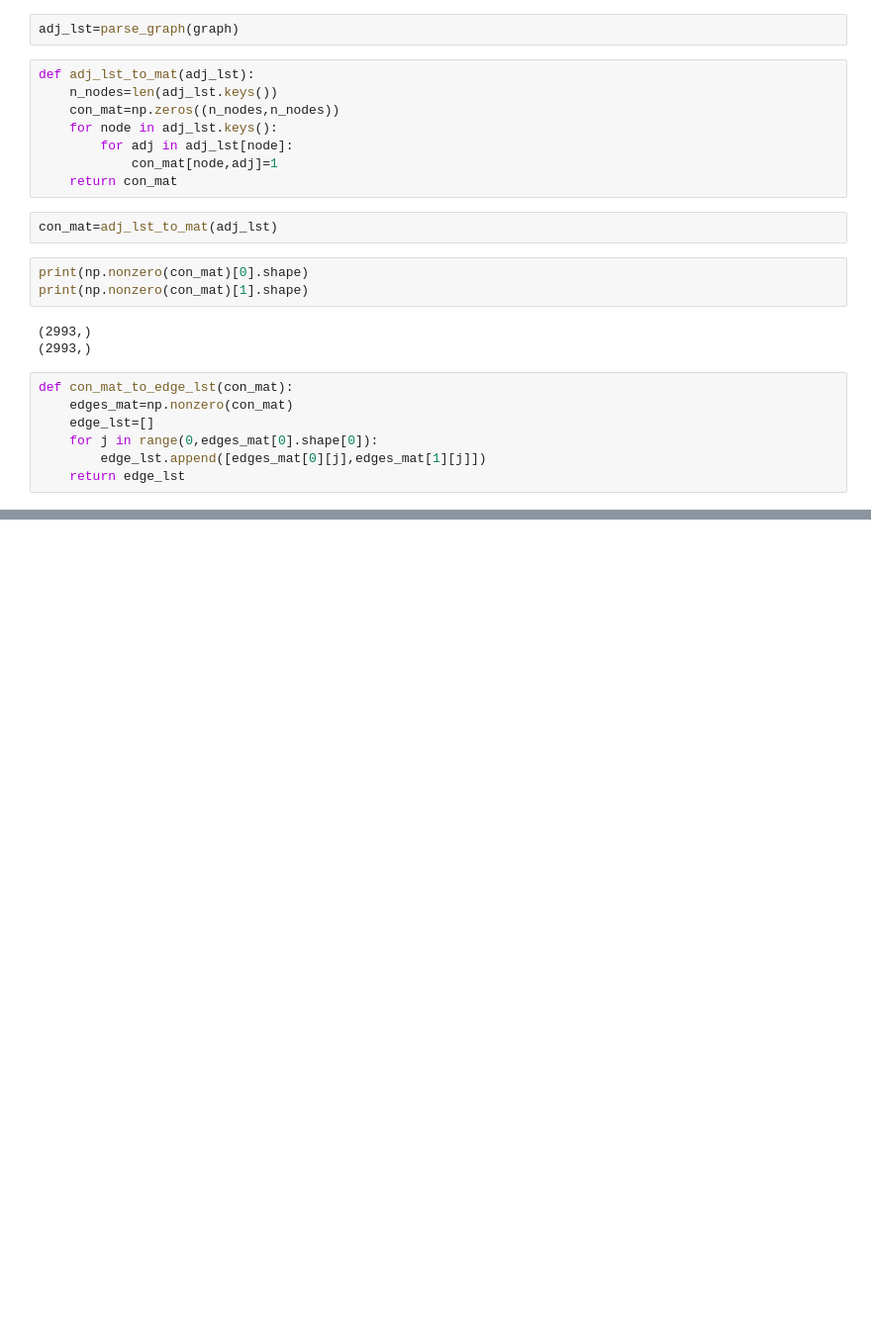
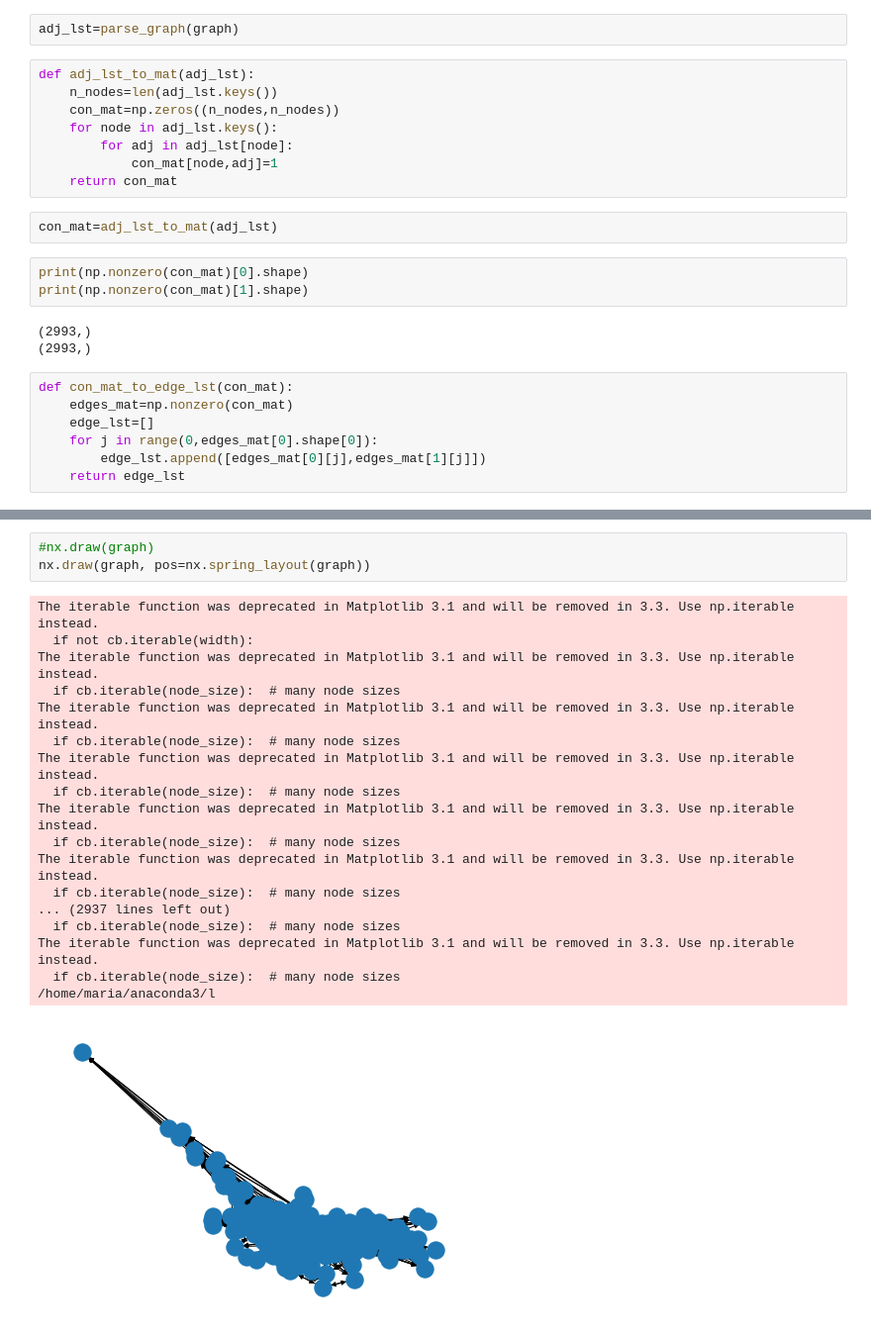
Before and after one commit to mariakesa/Connectomics, a Jupyter notebook: ConnectedComponents.ipynb, the cells around one changed output, grey strips where cells are left out. Shown at 99% size. Cells and saved outputs as stored; diff of their text form; blank space fills up the shorter version.

```diff
--- a/ConnectedComponents.ipynb
+++ b/ConnectedComponents.ipynb
@@ -52,0 +123,22 @@ print(edge_lst)
+# %%
+#nx.draw(graph)
+nx.draw(graph, pos=nx.spring_layout(graph))
+# %% [output]
+The iterable function was deprecated in Matplotlib 3.1 and will be removed in 3.3. Use np.iterable instead.
+  if not cb.iterable(width):
+The iterable function was deprecated in Matplotlib 3.1 and will be removed in 3.3. Use np.iterable instead.
+  if cb.iterable(node_size):  # many node sizes
+The iterable function was deprecated in Matplotlib 3.1 and will be removed in 3.3. Use np.iterable instead.
+  if cb.iterable(node_size):  # many node sizes
+The iterable function was deprecated in Matplotlib 3.1 and will be removed in 3.3. Use np.iterable instead.
+  if cb.iterable(node_size):  # many node sizes
+The iterable function was deprecated in Matplotlib 3.1 and will be removed in 3.3. Use np.iterable instead.
+  if cb.iterable(node_size):  # many node sizes
+The iterable function was deprecated in Matplotlib 3.1 and will be removed in 3.3. Use np.iterable instead.
+  if cb.iterable(node_size):  # many node sizes
+... (2937 lines left out)
+  if cb.iterable(node_size):  # many node sizes
+The iterable function was deprecated in Matplotlib 3.1 and will be removed in 3.3. Use np.iterable instead.
+  if cb.iterable(node_size):  # many node sizes
+/home/maria/anaconda3/l
+[figure, added]
```
Also changed, not shown: parts of 5 cells of this notebook.
